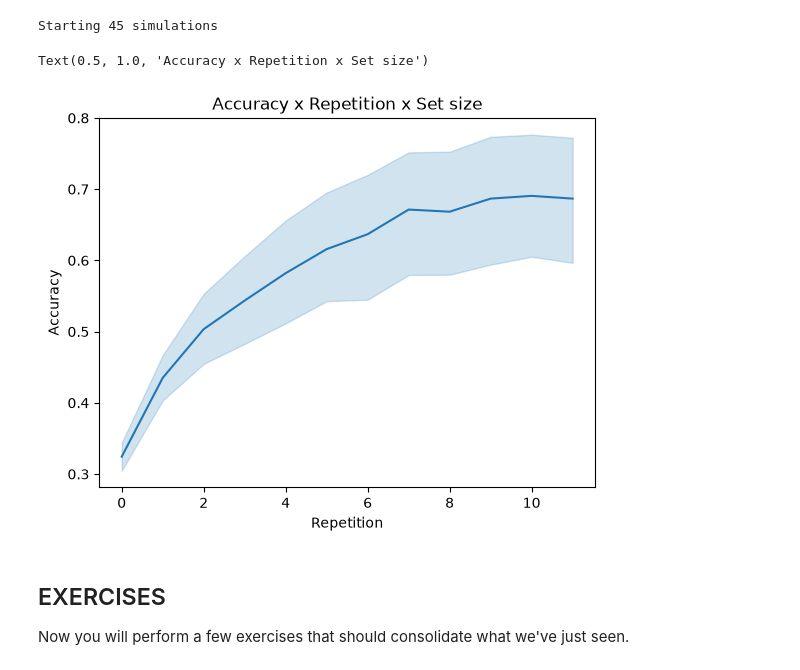
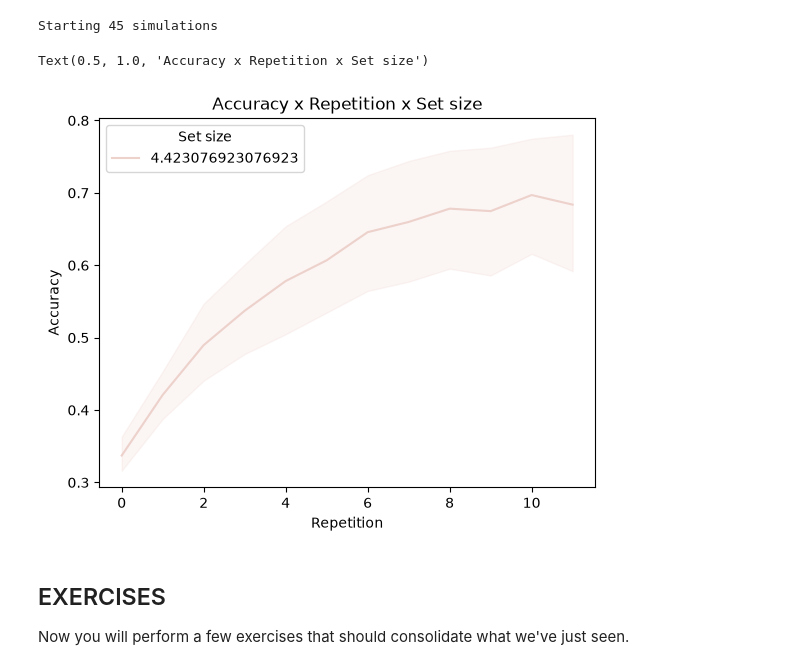
Before and after one commit to romainligneul/td-neurocomp-rlwm, a Jupyter notebook: C_simulate_data.ipynb, the cells around one changed output. Drawn from its saved outputs; the diff is of its cells as text; code cells hidden in the pictures.

```diff
--- a/C_simulate_data.ipynb
+++ b/C_simulate_data.ipynb
@@ -403,18 +403,18 @@ Starting 45 simulations
 # %%
 ### Check the accuracy of our simulated agents using seaborn
 
 #  Average data of blocks that have the same set size
-df_plot=df_memories.groupby(by=['simIdx','repeatIdx']).mean(numeric_only=True).reset_index()
+df_plot=df_memories.groupby(by=['simIdx','repeatIdx','setSize']).mean(numeric_only=True).reset_index()
 
 # Rename columns for nicer axis labels
 df_plot=df_plot.rename(columns={'repeatIdx': 'Repetition', 'setSize': 'Set size', 'accuracy': 'Accuracy'})
 
 # Plot and give a title
-g=sns.lineplot(df_plot, y='Accuracy', x='Repetition')
+g=sns.lineplot(df_plot, y='Accuracy', x='Repetition', hue='Set size')
 g.set_title("Accuracy x Repetition x Set size")
 # %% [output]
 Text(0.5, 1.0, 'Accuracy x Repetition x Set size')
-[figure, old version]
+[figure, new version]
 # %% [markdown]
 ## EXERCISES
 
```
Also changed, not shown: parts of 7 cells of this notebook, 8 other files.
